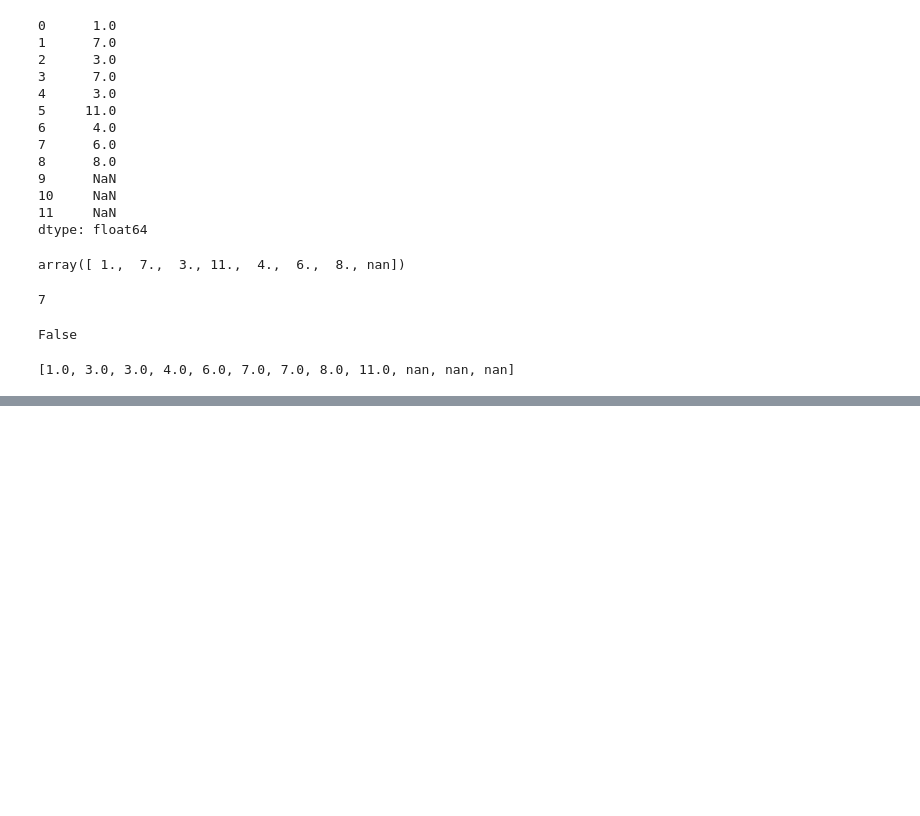
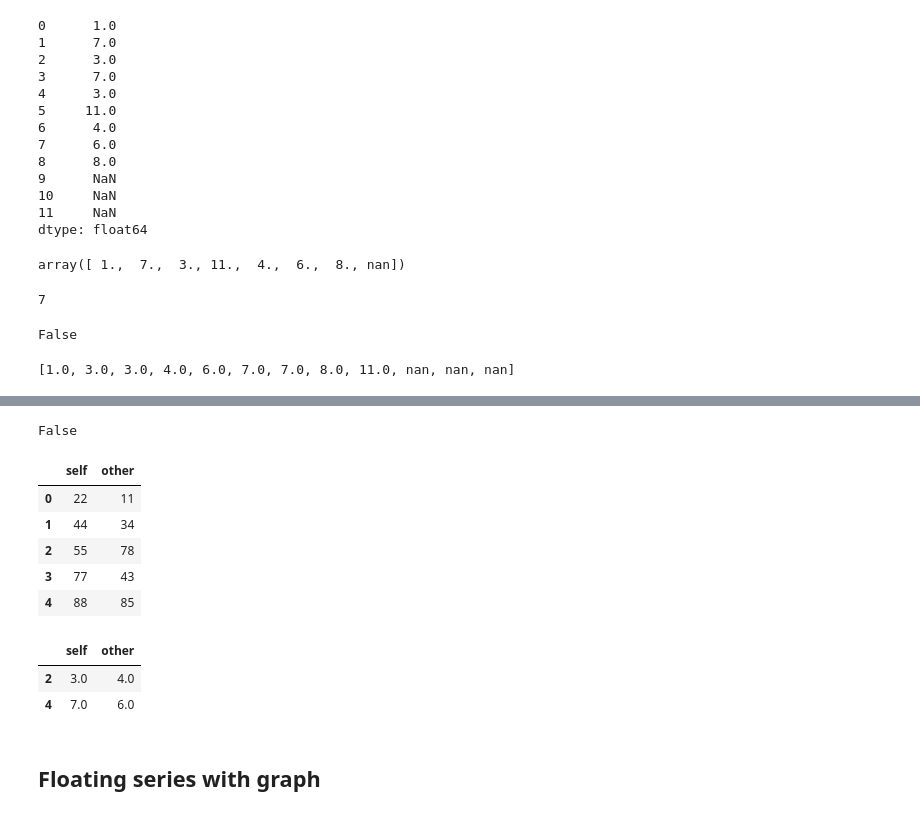
Before and after one commit to MuskanParmar-mp/python_lib, a Jupyter notebook: pand.ipynb, the cells around one changed output, grey strips where cells are left out. Drawn from its saved outputs; the diff is of its cells as text; code cells hidden in the pictures; blank space fills up the shorter version.

```diff
--- a/pand.ipynb
+++ b/pand.ipynb
@@ -348,0 +532,7 @@ sorted(a)
+# %%
+arr1 = np.array([22,44,55,77,88])
+s1 = pd.Series(arr1)
+arr2 = np.array([11,34,78,43,85])
+s2 = pd.Series(arr2)
+s1
+s2
@@ -348,0 +612,13 @@ sorted(a)
+# %%
+s1.equals(s2)
+# %% [output]
+False
+# %%
+s1.compare(s2)
+# %% [output]
+|  | self | other |
+| 0 | 22 | 11 |
+| 1 | 44 | 34 |
+| 2 | 55 | 78 |
+| 3 | 77 | 43 |
+| 4 | 88 | 85 |
@@ -348,0 +630,8 @@ sorted(a)
+# %%
+s1.compare(s2)
+# %% [output]
+|  | self | other |
+| 2 | 3.0 | 4.0 |
+| 4 | 7.0 | 6.0 |
+# %% [markdown]
+## Floating series with graph
```
Also changed, not shown: parts of 32 cells of this notebook.
